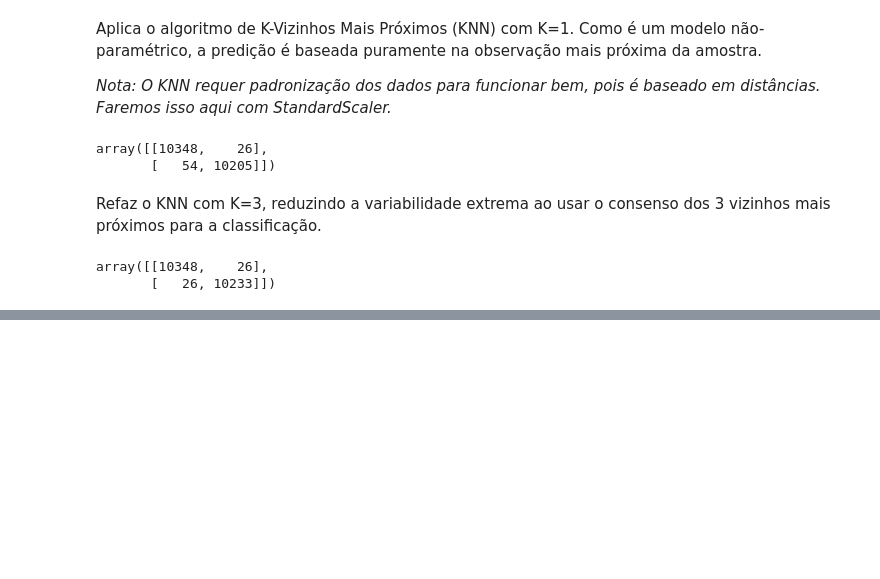
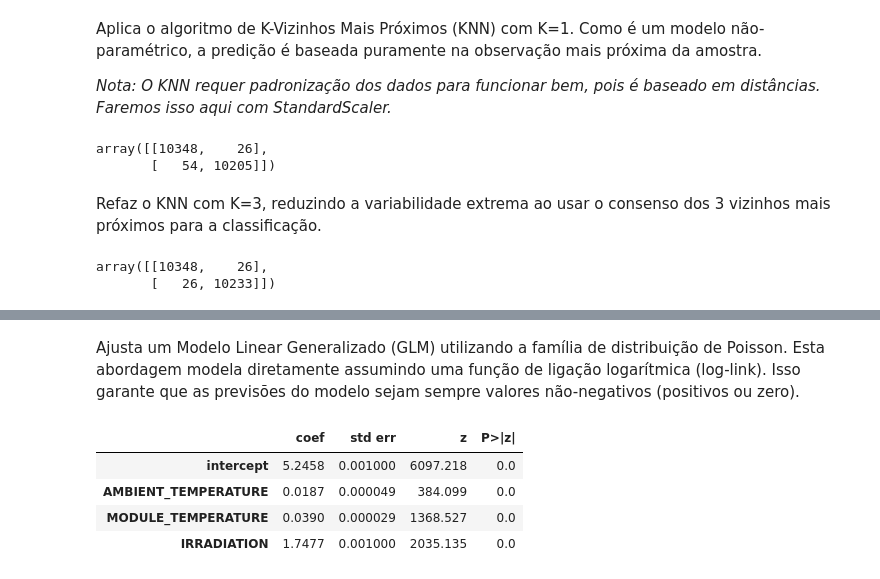
Before and after one commit to viniciusliberato/Metodos_Numericos_Lab, a Jupyter notebook: Laboratorio3_AntonioVinicius.ipynb, the cells around one changed output, grey strips where cells are left out. Saved outputs shown, nothing was run; the diff lists cells and outputs as text; code cells hidden in the pictures; blank space fills up the shorter version.

```diff
--- a/Laboratorio3_AntonioVinicius.ipynb
+++ b/Laboratorio3_AntonioVinicius.ipynb
@@ -183,0 +249,11 @@ array([[10348,    26],
+# %% [markdown]
+Ajusta um Modelo Linear Generalizado (GLM) utilizando a família de distribuição de Poisson. Esta abordagem modela diretamente assumindo uma função de ligação logarítmica (log-link). Isso garante que as previsões do modelo sejam sempre valores não-negativos (positivos ou zero).
+# %%
+pois_mod = sm.GLM(y_train_cont, X_train_cont, family=sm.families.Poisson()).fit()
+summarize(pois_mod)
+# %% [output]
+|  | coef | std err | z | P>|z| |
+| intercept | 5.2458 | 0.001000 | 6097.218 | 0.0 |
+| AMBIENT_TEMPERATURE | 0.0187 | 0.000049 | 384.099 | 0.0 |
+| MODULE_TEMPERATURE | 0.0390 | 0.000029 | 1368.527 | 0.0 |
+| IRRADIATION | 1.7477 | 0.001000 | 2035.135 | 0.0 |
```
Also changed, not shown: parts of 10 cells of this notebook, 1 other file.
